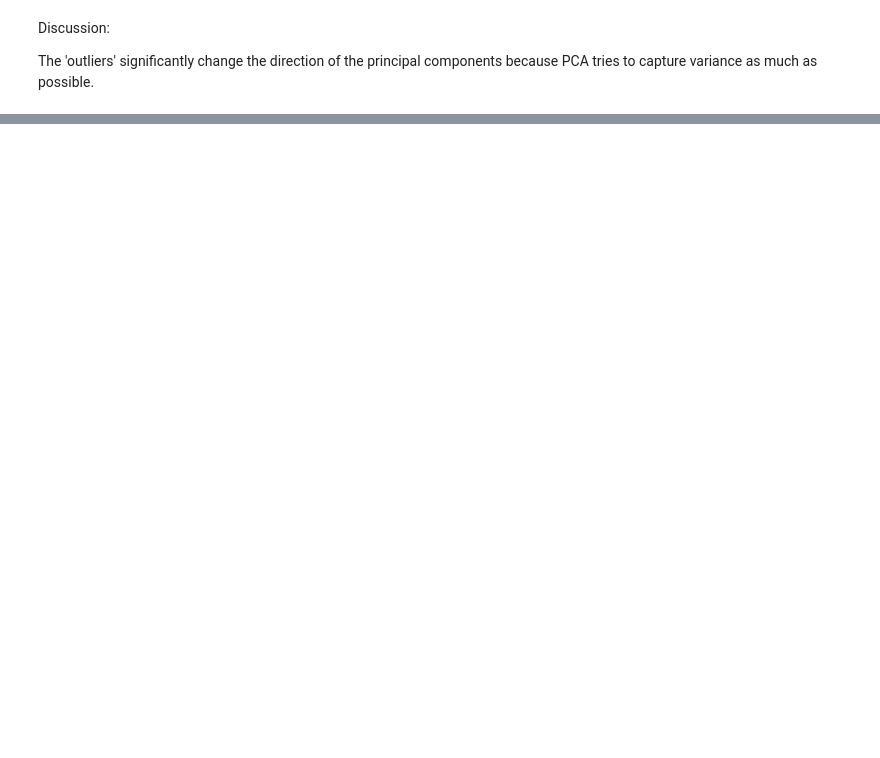
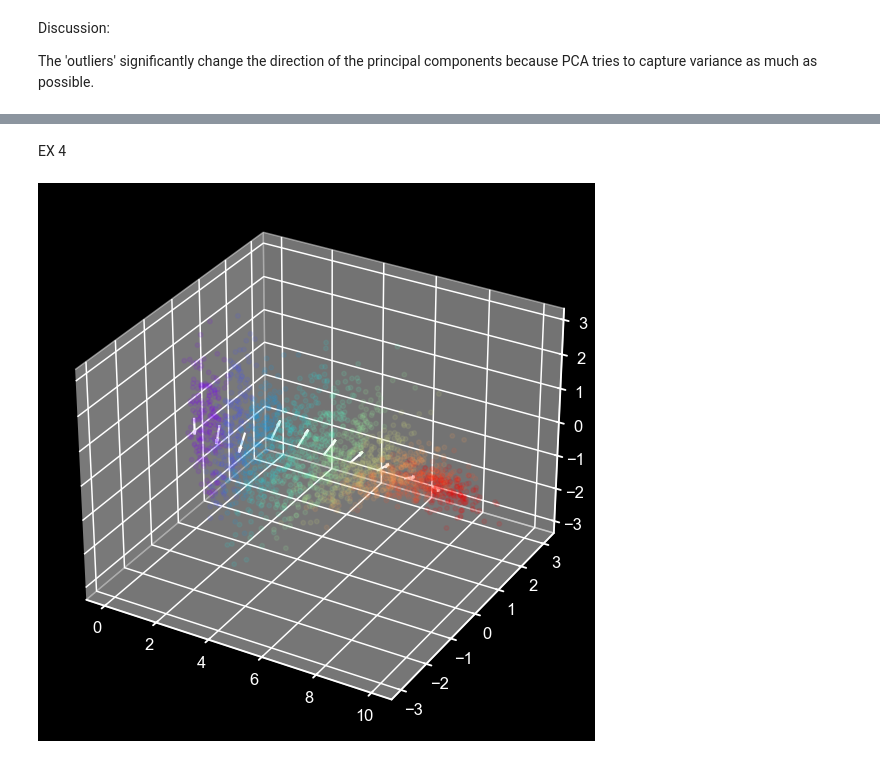
Before and after one commit to bramantyois/machine_intelligence_2, a Jupyter notebook: week-02/ex2.ipynb, the cells around one changed output, grey strips where cells are left out. Cells and saved outputs as stored; diff of their text form; code cells hidden in the pictures; blank space fills up the shorter version.

```diff
--- a/week-02/ex2.ipynb
+++ b/week-02/ex2.ipynb
@@ -41,0 +77,2 @@ The 'outliers' significantly change the direction of the principal components be
+# %% [markdown]
+EX 4
@@ -41,0 +92,6 @@ The 'outliers' significantly change the direction of the principal components be
+# %%
+# data = pd.read_csv('data-onlinePCA.txt')
+data = np.loadtxt('data-onlinePCA.txt', skiprows =1, delimiter=',', usecols=(1,2) )
+t_max = 10
+dt = t_max/len(data)
+t = np.arange(0,t_max,dt)
@@ -41,0 +106,26 @@ The 'outliers' significantly change the direction of the principal components be
+# %%
+fig = plt.figure(figsize=(15,10))
+ax = fig.add_subplot(111, projection='3d')
+colors = cm.rainbow(np.linspace(0, 1, 10))
+
+for i in range(10) :
+    start = int(i/dt)
+    end = int((i+1)/dt)
+    data_block = data[start:end, :]
+    ax.scatter(t[start:end], data[start:end,0], data[start:end,1], color=colors[i], alpha=0.1)
+    centred_data_block= data_block - data_block.mean(axis=0)
+    covariance = np.cov(centred_data_block.T)
+    eigen_value, eigen_vector = np.linalg.eig(covariance)
+    order = np.argsort(-1*eigen_value)
+
+    eigen_vector_sorted = eigen_vector[:,order]
+
+    ax.quiver(t[start+4],0, 0, 0, eigen_vector_sorted[0,0], eigen_vector_sorted[1,0],length = 0.5, normalize = True)
+
+# ax.plot(t, ws[0][:,0], ws[0][:,1], label= str(epsilons[0]))
+# ax.plot(t, ws[1][:,0], ws[0][:,1], label= str(epsilons[1]))
+
+# ax.plot(t, ws[2][:,0], ws[0][:,1], label= str(epsilons[2]))
+plt.show()
+# %% [output]
+[figure, added]
```
Also changed, not shown: parts of 13 cells of this notebook.
